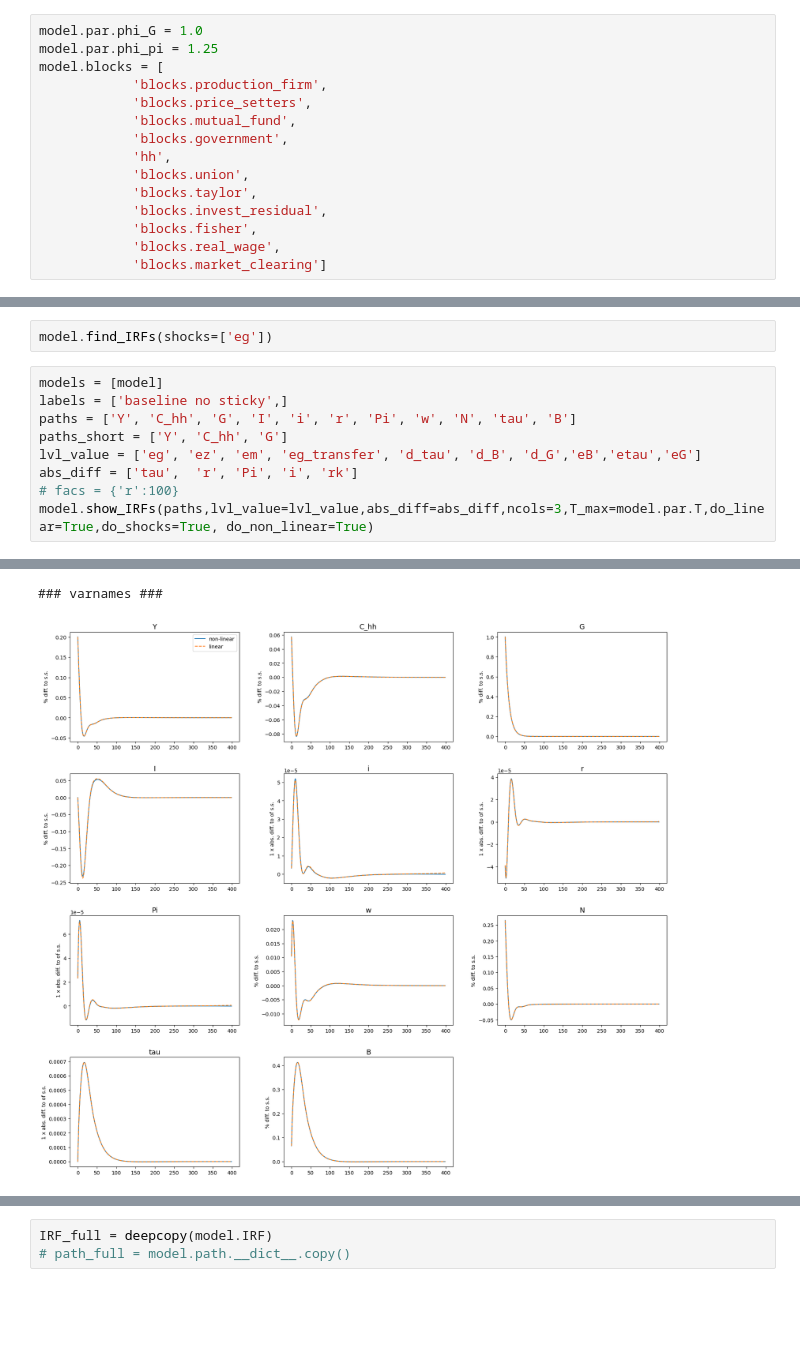
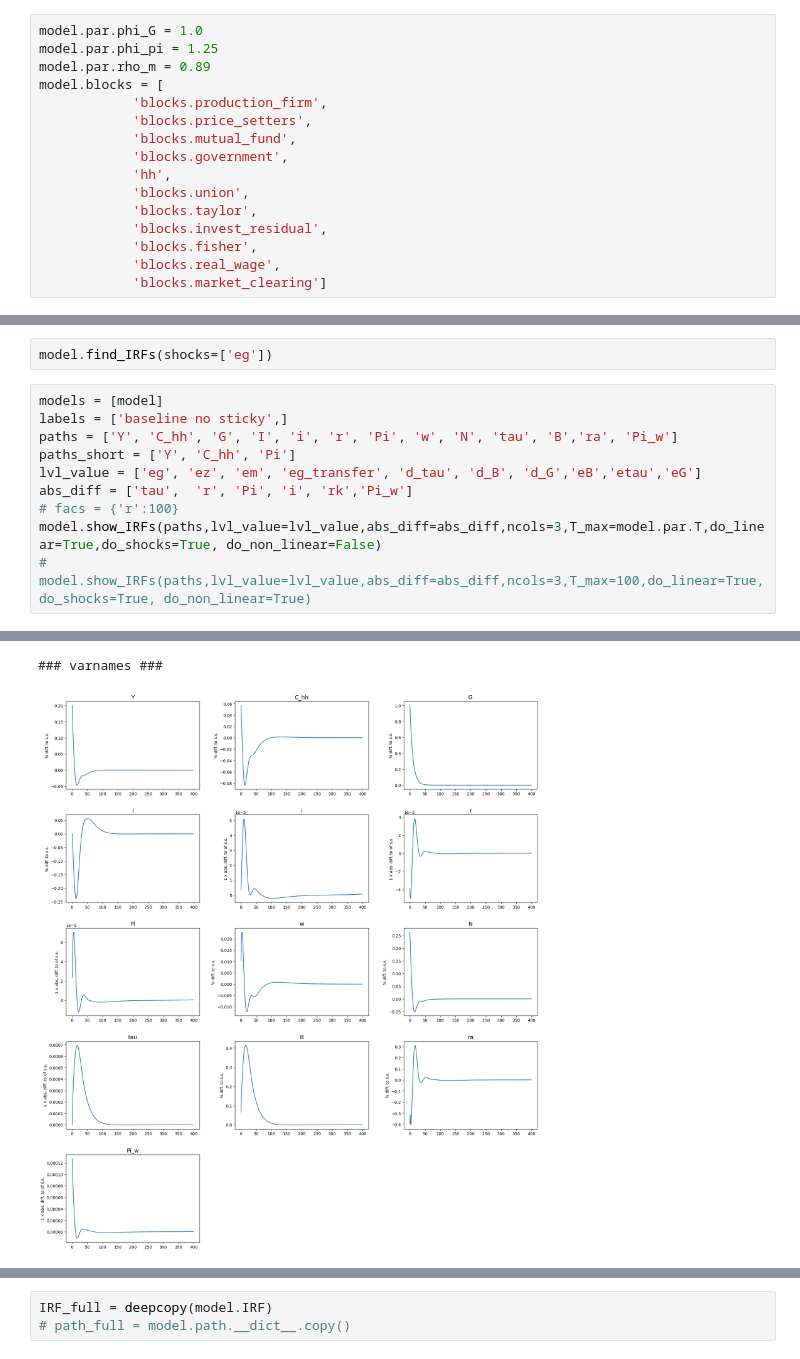
Before and after one commit to YanWin/StickyInformationHANK, a Jupyter notebook: notebooks/Tests_Examples/HANKSticky_minimal.ipynb, the cells around one changed output, grey strips where cells are left out. Cells and saved outputs as stored; diff of their text form; blank space fills up the shorter version.

```diff
--- a/notebooks/Tests_Examples/HANKSticky_minimal.ipynb
+++ b/notebooks/Tests_Examples/HANKSticky_minimal.ipynb
@@ -50,6 +54,7 @@ par = model.par
 # %%
 model.par.phi_G = 1.0
 model.par.phi_pi = 1.25
+model.par.rho_m = 0.89
 model.blocks = [
             'blocks.production_firm',
             'blocks.price_setters',
@@ -95,11 +111,12 @@ model.find_IRFs(shocks=['eg'])
 # %%
 models = [model]
 labels = ['baseline no sticky',]
-paths = ['Y', 'C_hh', 'G', 'I', 'i', 'r', 'Pi', 'w', 'N', 'tau', 'B']
-paths_short = ['Y', 'C_hh', 'G']
+paths = ['Y', 'C_hh', 'G', 'I', 'i', 'r', 'Pi', 'w', 'N', 'tau', 'B','ra', 'Pi_w']
+paths_short = ['Y', 'C_hh', 'Pi']
 lvl_value = ['eg', 'ez', 'em', 'eg_transfer', 'd_tau', 'd_B', 'd_G','eB','etau','eG']
-abs_diff = ['tau',  'r', 'Pi', 'i', 'rk']
+abs_diff = ['tau',  'r', 'Pi', 'i', 'rk','Pi_w']
 # facs = {'r':100}
-model.show_IRFs(paths,lvl_value=lvl_value,abs_diff=abs_diff,ncols=3,T_max=model.par.T,do_linear=True,do_shocks=True, do_non_linear=True)
+model.show_IRFs(paths,lvl_value=lvl_value,abs_diff=abs_diff,ncols=3,T_max=model.par.T,do_linear=True,do_shocks=True, do_non_linear=False)
+# model.show_IRFs(paths,lvl_value=lvl_value,abs_diff=abs_diff,ncols=3,T_max=100,do_linear=True,do_shocks=True, do_non_linear=True)
 # %% [output]
 ### shocks ###
@@ -107,3 +124,3 @@ model.show_IRFs(paths,lvl_value=lvl_value,abs_diff=abs_diff,ncols=3,T_max=model.
 ### varnames ###
-[figure, old version]
+[figure, new version]
 ### tagets ###
```
Also changed, not shown: parts of 23 cells of this notebook, 3 other files.
